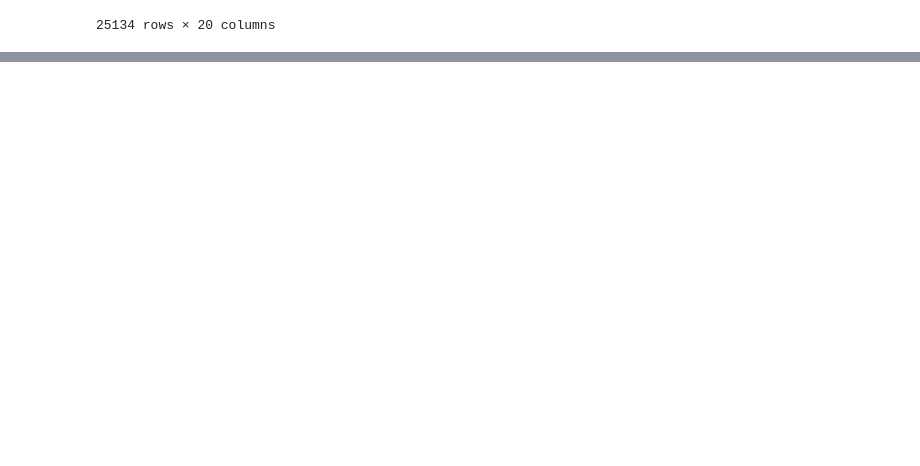
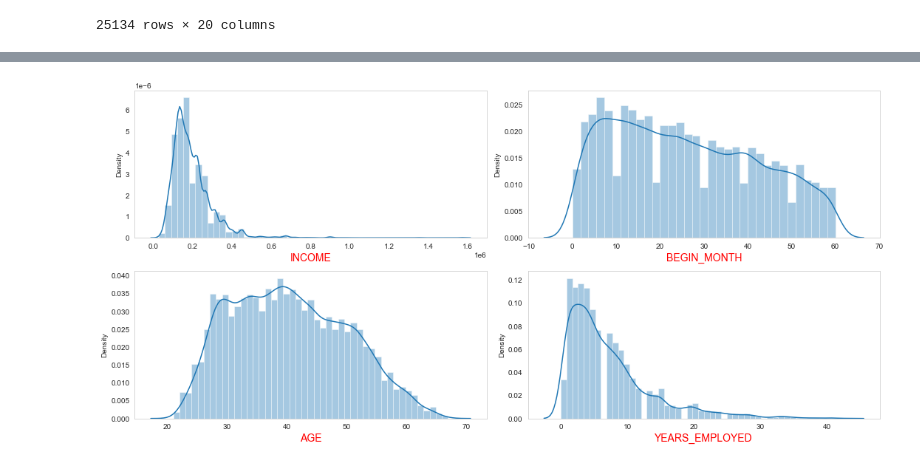
Before and after one commit to Pehu2906/Imbalanced-Data-Analysis, a Jupyter notebook: Credit Card Fraud Detection/Analysis & Pre Processing.ipynb, the cells around one changed output, grey strips where cells are left out. Drawn from its saved outputs; the diff is of its cells as text; code cells hidden in the pictures; blank space fills up the shorter version.

```diff
--- a/Credit Card Fraud Detection/Analysis & Pre Processing.ipynb
+++ b/Credit Card Fraud Detection/Analysis & Pre Processing.ipynb
@@ -32,0 +172,13 @@ data
+# %%
+# Distribution of columns those have continuous -
+#Histogram
+plt.figure(figsize=(15,10))
+
+for i ,cols in enumerate(list(cont.columns)):
+    plt.subplot(3,2,i+1)
+    sns.distplot(cont[cols])
+    plt.xlabel(cols,fontsize=14,color="Red")
+    plt.grid()
+    plt.tight_layout()
+# %% [output]
+[figure, added]
```
Also changed, not shown: parts of 50 cells of this notebook, 1 other file.
